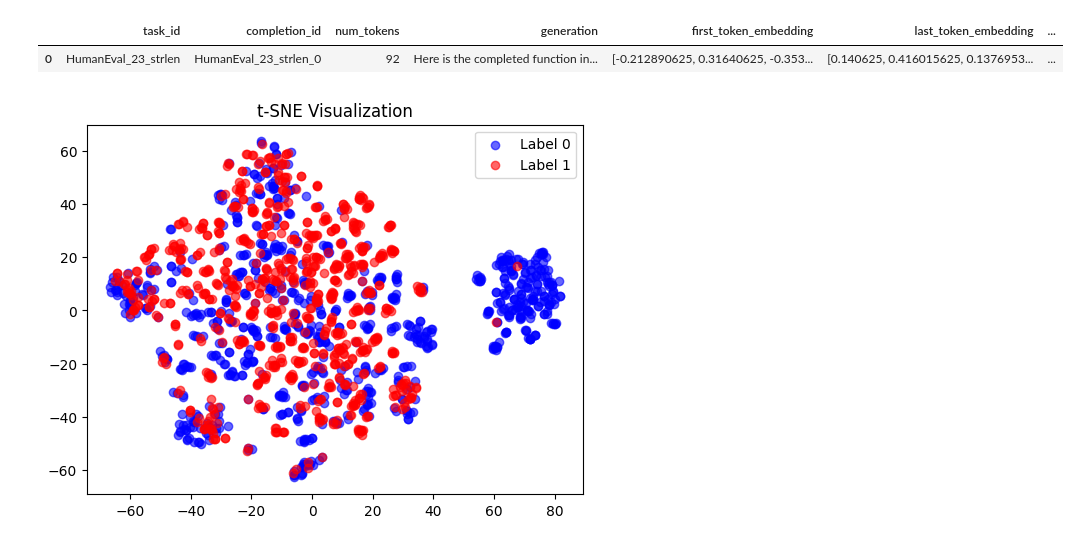
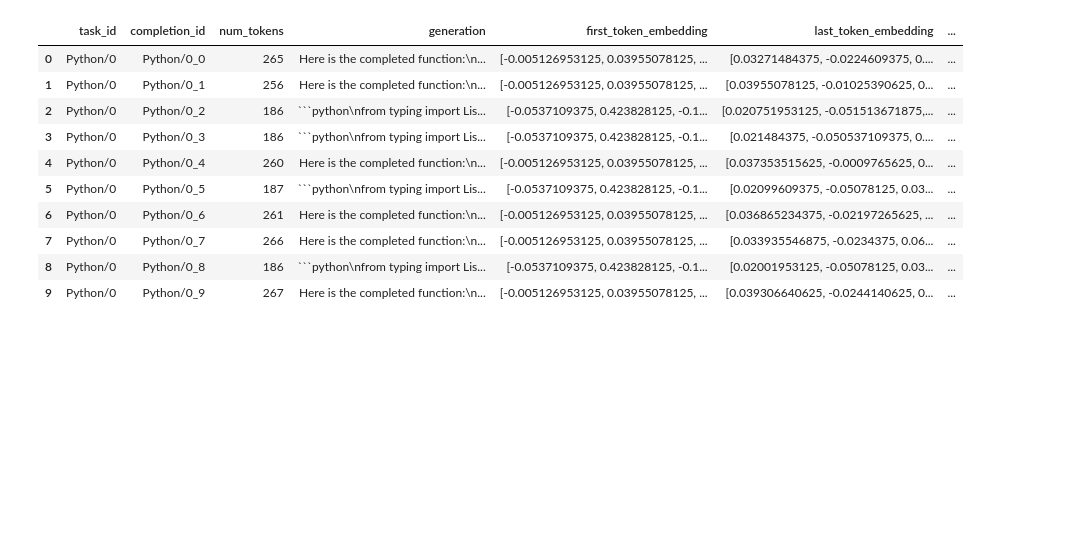
Before and after one commit to zhaospei/WCODELLM, a Jupyter notebook: visualize-cpp-qallm.ipynb, the cells around one changed output. Drawn from its saved outputs; the diff is of its cells as text; code cells hidden in the pictures; blank space fills up the shorter version.

````diff
--- a/visualize-cpp-qallm.ipynb
+++ b/visualize-cpp-qallm.ipynb
@@ -1,11 +1,22 @@
 # %%
 import pandas as pd
-df = pd.read_parquet('/kaggle/input/data-for-classify-ds67/data_for_classify_ds67/cpp/test.parquet')
+df = pd.read_parquet(
+    "data/ds67python/output2/LFCLF_embedding_human_eval_deepseek-ai_deepseek-coder-6.7b-instruct_1_label.parquet"
+)
 # %%
-df.head(1)
+df.head(10)
 # %% [output]
 |  | task_id | completion_id | num_tokens | generation | first_token_embedding | last_token_embedding | ... |
-| 0 | HumanEval_23_strlen | HumanEval_23_strlen_0 | 92 | Here is the completed function in... | [-0.212890625, 0.31640625, -0.353... | [0.140625, 0.416015625, 0.1376953... | ... |
+| 0 | Python/0 | Python/0_0 | 265 | Here is the completed function:\n... | [-0.005126953125, 0.03955078125, ... | [0.03271484375, -0.0224609375, 0.... | ... |
+| 1 | Python/0 | Python/0_1 | 256 | Here is the completed function:\n... | [-0.005126953125, 0.03955078125, ... | [0.03955078125, -0.01025390625, 0... | ... |
+| 2 | Python/0 | Python/0_2 | 186 | ```python\nfrom typing import Lis... | [-0.0537109375, 0.423828125, -0.1... | [0.020751953125, -0.051513671875,... | ... |
+| 3 | Python/0 | Python/0_3 | 186 | ```python\nfrom typing import Lis... | [-0.0537109375, 0.423828125, -0.1... | [0.021484375, -0.050537109375, 0.... | ... |
+| 4 | Python/0 | Python/0_4 | 260 | Here is the completed function:\n... | [-0.005126953125, 0.03955078125, ... | [0.037353515625, -0.0009765625, 0... | ... |
+| 5 | Python/0 | Python/0_5 | 187 | ```python\nfrom typing import Lis... | [-0.0537109375, 0.423828125, -0.1... | [0.02099609375, -0.05078125, 0.03... | ... |
+| 6 | Python/0 | Python/0_6 | 261 | Here is the completed function:\n... | [-0.005126953125, 0.03955078125, ... | [0.036865234375, -0.02197265625, ... | ... |
+| 7 | Python/0 | Python/0_7 | 266 | Here is the completed function:\n... | [-0.005126953125, 0.03955078125, ... | [0.033935546875, -0.0234375, 0.06... | ... |
+| 8 | Python/0 | Python/0_8 | 186 | ```python\nfrom typing import Lis... | [-0.0537109375, 0.423828125, -0.1... | [0.02001953125, -0.05078125, 0.03... | ... |
+| 9 | Python/0 | Python/0_9 | 267 | Here is the completed function:\n... | [-0.005126953125, 0.03955078125, ... | [0.039306640625, -0.0244140625, 0... | ... |
 # %%
 from sklearn.manifold import TSNE
 import matplotlib.pyplot as plt
@@ -23,8 +34,6 @@ def plot(X,y):
 X = df['last_token_embedding'].values
 y = df['label'].values
 plot(X,y)
-# %% [output]
-[figure, removed]
 # %%
 X = df['first_token_embedding'].values
 y = df['label'].values
````
Also changed, not shown: parts of 37 cells of this notebook, 21 other files.
